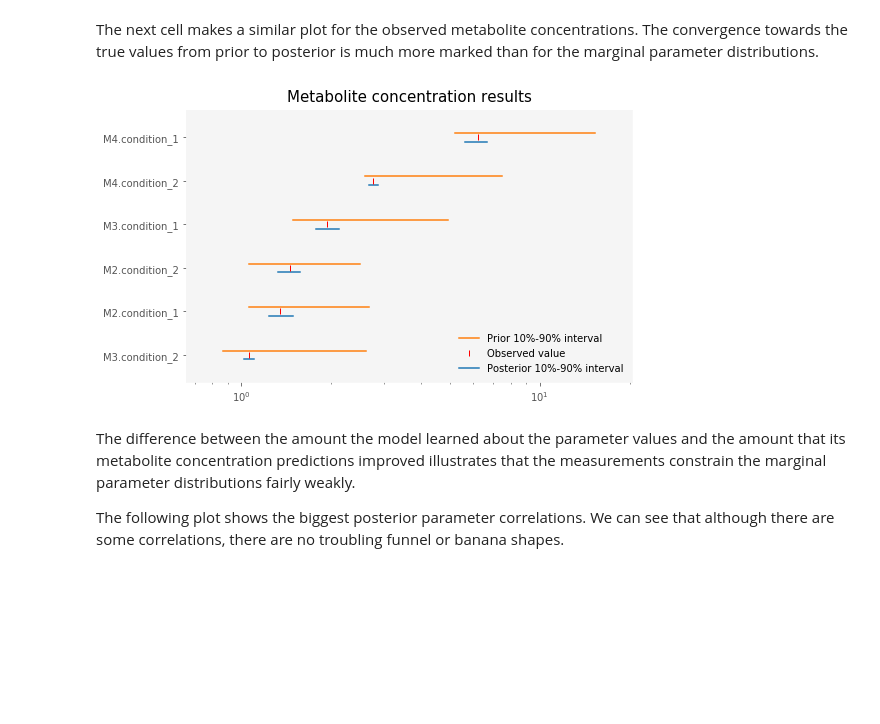
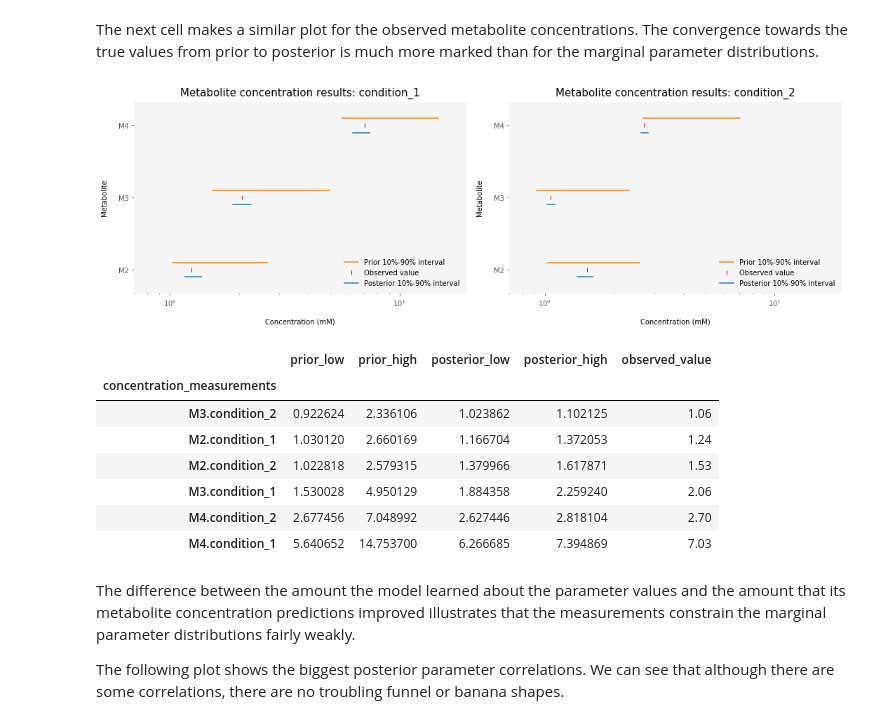
Before and after one commit to teddygroves/stancon_2019_metabolic_network_notebook, a Jupyter notebook: Modelling networks of metabolic reactions with Stan.ipynb, the cells around one changed output. Saved outputs shown, nothing was run; the diff lists cells and outputs as text; code cells hidden in the pictures; blank space fills up the shorter version.

```diff
--- a/Modelling networks of metabolic reactions with Stan.ipynb
+++ b/Modelling networks of metabolic reactions with Stan.ipynb
@@ -607,41 +606,59 @@ title = ax.set_title('Kinetic parameter results', fontsize=15, y=0.93)
 The next cell makes a similar plot for the observed metabolite concentrations. The convergence towards the true values from prior to posterior is much more marked than for the marginal parameter distributions.
 # %%
 observed_concentrations = (
-    infd_posterior.observed_data['simulated_concentration_measurement']
+    infd_posterior.observed_data['yconc_sim']
     .to_series()
     .rename('observed_value')
 )
 
 concentration_measurement_quantiles = pd.DataFrame({
-    'prior_low': get_quantile_series(0.1, infd_prior.posterior_predictive, 'simulated_concentration_measurement'),
-    'prior_high': get_quantile_series(0.9, infd_prior.posterior_predictive, 'simulated_concentration_measurement'),
-    'posterior_low': get_quantile_series(0.1, infd_posterior.posterior_predictive, 'simulated_concentration_measurement'),
-    'posterior_high': get_quantile_series(0.9, infd_posterior.posterior_predictive, 'simulated_concentration_measurement')
+    'prior_low': get_quantile_series(0.1, infd_prior.posterior_predictive, 'yconc_sim'),
+    'prior_high': get_quantile_series(0.9, infd_prior.posterior_predictive, 'yconc_sim'),
+    'posterior_low': get_quantile_series(0.1, infd_posterior.posterior_predictive, 'yconc_sim'),
+    'posterior_high': get_quantile_series(0.9, infd_posterior.posterior_predictive, 'yconc_sim')
 }).join(observed_concentrations).sort_values('observed_value')
 
-f, ax = plt.subplots(figsize=[8, 5])
-ax.yaxis.set_major_locator(MultipleLocator(1.0))
-ax.set_yticks(range(len(concentration_measurement_quantiles)))
-ax.set_yticklabels(concentration_measurement_quantiles.index.values.tolist())
 
-for i, (_, row) in enumerate(concentration_measurement_quantiles.iterrows()):
-    prior_y = i + 0.1
-    posterior_y = i - 0.1
-    prior_range = [row['prior_low'], row['prior_high']]
-    posterior_range = [row['posterior_low'], row['posterior_high']]
+measurement_ixs = concentration_measurement_quantiles.index.values.tolist()
 
-    prior_range_plot = ax.plot(prior_range, [prior_y, prior_y], color='tab:orange')
-    posterior_range_plot = ax.plot(posterior_range, [posterior_y, posterior_y], color='tab:blue')
-    observed_value_plot = ax.plot(row['observed_value'], i, '|', color='r')
+f, axes = plt.subplots(1, 2, figsize=[15, 5], sharex=True)
+for ax, condition in zip(axes, ['condition_1', 'condition_2']):
+    condition_measurement_ixs = list(sorted(filter(lambda s: condition in s, measurement_ixs)))
+    ax.yaxis.set_major_locator(MultipleLocator(1.0))
+    ax.set_yticks(range(len(concentration_measurement_quantiles.loc[condition_measurement_ixs])))
+    ax.set_yticklabels([s[:-12] for s in condition_measurement_ixs])
 
-ax.semilogx()
-legend = ax.legend([prior_range_plot[0], true_value_plot[0], posterior_range_plot[0]],
-                   ['Prior 10%-90% interval', 'Observed value', 'Posterior 10%-90% interval'],
-                   frameon=False, loc='lower right')
+    for i, (_, row) in enumerate(concentration_measurement_quantiles.loc[condition_measurement_ixs].iterrows()):
+        prior_y = i + 0.1
+        posterior_y = i - 0.1
+        prior_range = [row['prior_low'], row['prior_high']]
+        posterior_range = [row['posterior_low'], row['posterior_high']]
 
-title = ax.set_title('Metabolite concentration results', fontsize=15, y=0.93)
+        prior_range_plot = ax.plot(prior_range, [prior_y, prior_y], color='tab:orange')
+        posterior_range_plot = ax.plot(posterior_range, [posterior_y, posterior_y], color='tab:blue')
+        observed_value_plot = ax.plot(row['observed_value'], i, '|', color='r')
+
+    ax.semilogx()
+    legend = ax.legend([prior_range_plot[0], true_value_plot[0], posterior_range_plot[0]],
+                       ['Prior 10%-90% interval', 'Observed value', 'Posterior 10%-90% interval'],
+                       frameon=False, loc='lower right')
+
+    ax.set(xlabel='Concentration (mM)', ylabel='Metabolite')
+    title = ax.set_title('Metabolite concentration results: ' + condition, fontsize=15, y=0.93)
+plt.tight_layout()
 # %% [output]
-[figure, old version]
+[figure, new version]
+# %%
+concentration_measurement_quantiles
+# %% [output]
+|  | prior_low | prior_high | posterior_low | posterior_high | observed_value |
+| concentration_measurements |  |  |  |  |  |
+| M3.condition_2 | 0.922624 | 2.336106 | 1.023862 | 1.102125 | 1.06 |
+| M2.condition_1 | 1.030120 | 2.660169 | 1.166704 | 1.372053 | 1.24 |
+| M2.condition_2 | 1.022818 | 2.579315 | 1.379966 | 1.617871 | 1.53 |
+| M3.condition_1 | 1.530028 | 4.950129 | 1.884358 | 2.259240 | 2.06 |
+| M4.condition_2 | 2.677456 | 7.048992 | 2.627446 | 2.818104 | 2.70 |
+| M4.condition_1 | 5.640652 | 14.753700 | 6.266685 | 7.394869 | 7.03 |
 # %% [markdown]
 The difference between the amount the model learned about the parameter values and the amount that its metabolite concentration predictions improved illustrates that the measurements constrain the marginal parameter distributions fairly weakly.
 
```
Also changed, not shown: parts of 4 cells of this notebook, 2 other files.
